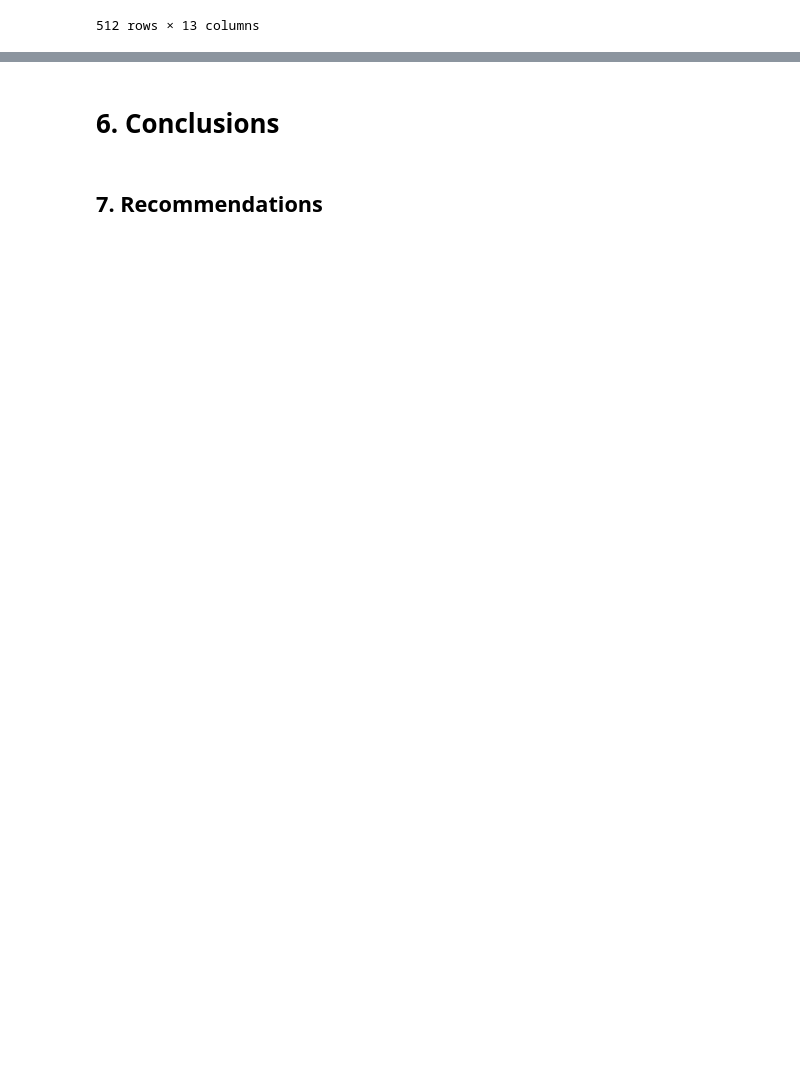
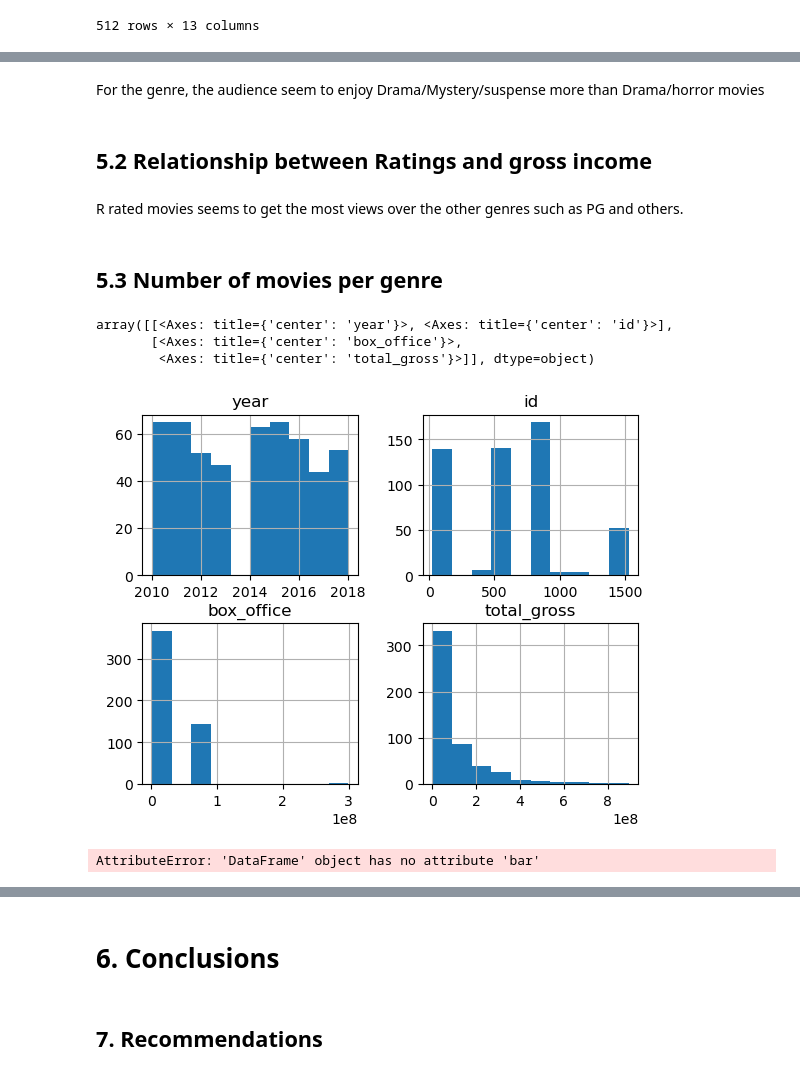
Before and after one commit to MuchiriKinyua/Microsoft-Movie-Project, a Jupyter notebook: Microsoft Movie project.ipynb, the cells around one changed output, grey strips where cells are left out. Saved outputs shown, nothing was run; the diff lists cells and outputs as text; code cells hidden in the pictures; blank space fills up the shorter version.

Commit message:
Numbe rof movies per genre

```diff
--- a/Microsoft Movie project.ipynb
+++ b/Microsoft Movie project.ipynb
@@ -923,0 +857,19 @@ plt.show()
+# %% [markdown]
+For the genre, the audience seem to enjoy Drama/Mystery/suspense more than Drama/horror movies
+# %% [markdown]
+## 5.2 Relationship between Ratings and gross income
+# %% [markdown]
+R rated movies seems to get the most views over the other genres such as PG and others.
+# %% [markdown]
+## 5.3 Number of movies per genre
+# %%
+bom_and_rt.hist()
+# %% [output]
+array([[<Axes: title={'center': 'year'}>, <Axes: title={'center': 'id'}>],
+       [<Axes: title={'center': 'box_office'}>,
+        <Axes: title={'center': 'total_gross'}>]], dtype=object)
+[figure, added]
+# %%
+bom_and_rt.bar()
+# %% [output]
+AttributeError: 'DataFrame' object has no attribute 'bar'
```
Also changed, not shown: parts of 35 cells of this notebook.
